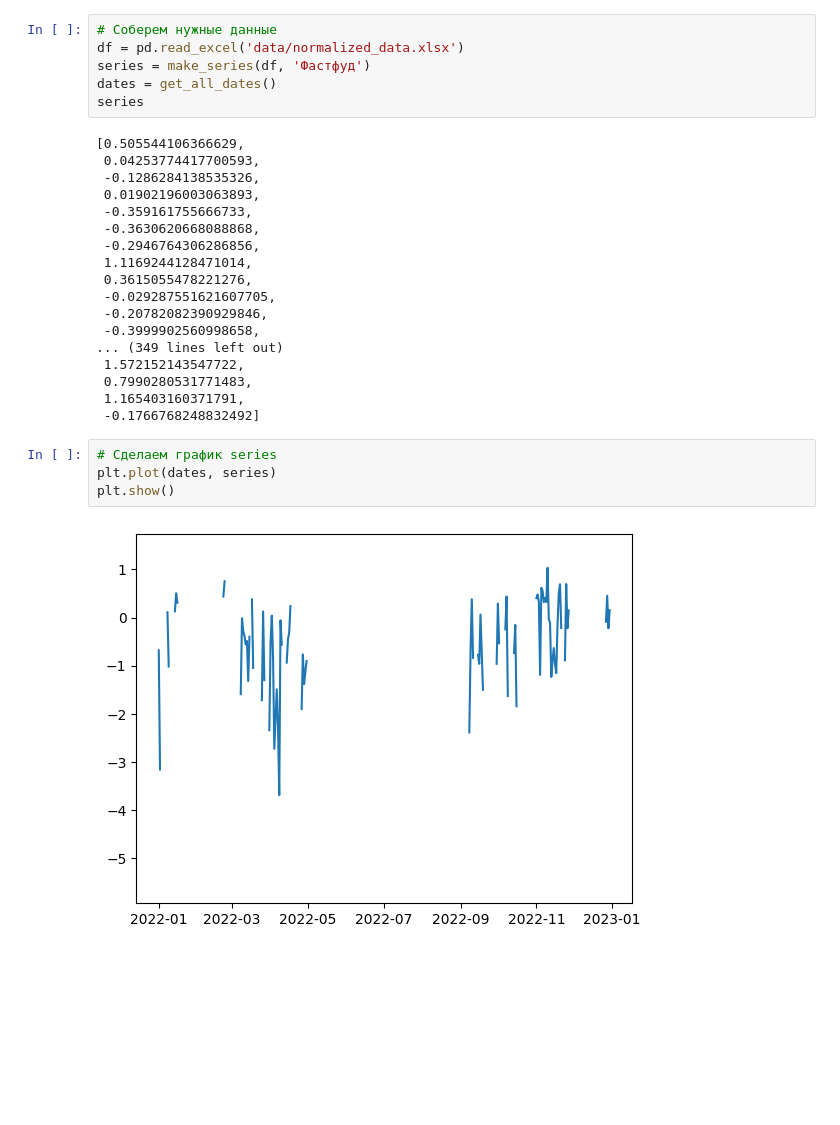
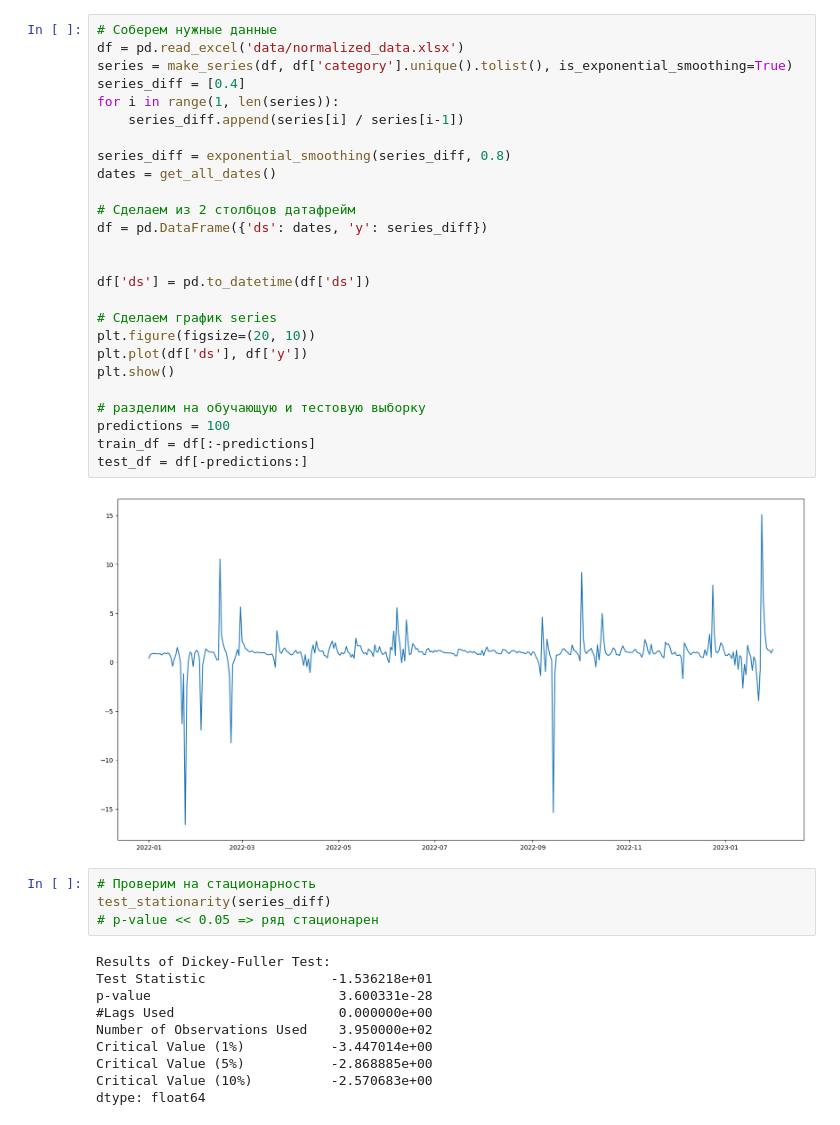
Before and after one commit to Merzlikin-Matvey/hackathon, a Jupyter notebook: model.ipynb, the cells around one changed output. Drawn from its saved outputs; the diff is of its cells as text; blank space fills up the shorter version.

```diff
--- a/model.ipynb
+++ b/model.ipynb
@@ -11,30 +13,42 @@ warnings.filterwarnings("ignore")
 # %%
 # Соберем нужные данные
 df = pd.read_excel('data/normalized_data.xlsx')
-series = make_series(df, 'Фастфуд')
+series = make_series(df, df['category'].unique().tolist(), is_exponential_smoothing=True)
+series_diff = [0.4]
+for i in range(1, len(series)):
+    series_diff.append(series[i] / series[i-1])
+
+series_diff = exponential_smoothing(series_diff, 0.8)
 dates = get_all_dates()
-series
+
+# Сделаем из 2 столбцов датафрейм
+df = pd.DataFrame({'ds': dates, 'y': series_diff})
+
+
+df['ds'] = pd.to_datetime(df['ds'])
+
+# Сделаем график series
+plt.figure(figsize=(20, 10))
+plt.plot(df['ds'], df['y'])
+plt.show()
+
+# разделим на обучающую и тестовую выборку
+predictions = 100
+train_df = df[:-predictions]
+test_df = df[-predictions:]
 # %% [output]
-[0.505544106366629,
- 0.04253774417700593,
- -0.1286284138535326,
- 0.01902196003063893,
- -0.359161755666733,
- -0.3630620668088868,
- -0.2946764306286856,
- 1.1169244128471014,
- 0.3615055478221276,
- -0.029287551621607705,
- -0.20782082390929846,
- -0.3999902560998658,
-... (349 lines left out)
- 1.572152143547722,
- 0.7990280531771483,
- 1.165403160371791,
- -0.1766768248832492]
+[figure, added]
-# %%
-# Сделаем график series
-plt.plot(dates, series)
-plt.show()
-# %% [output]
-[figure, removed]
+# %%
+# Проверим на стационарность
+test_stationarity(series_diff)
+# p-value << 0.05 => ряд стационарен
+# %% [output]
+Results of Dickey-Fuller Test:
+Test Statistic                -1.536218e+01
+p-value                        3.600331e-28
+#Lags Used                     0.000000e+00
+Number of Observations Used    3.950000e+02
+Critical Value (1%)           -3.447014e+00
+Critical Value (5%)           -2.868885e+00
+Critical Value (10%)          -2.570683e+00
+dtype: float64
```
Also changed, not shown: parts of 2 cells of this notebook.
